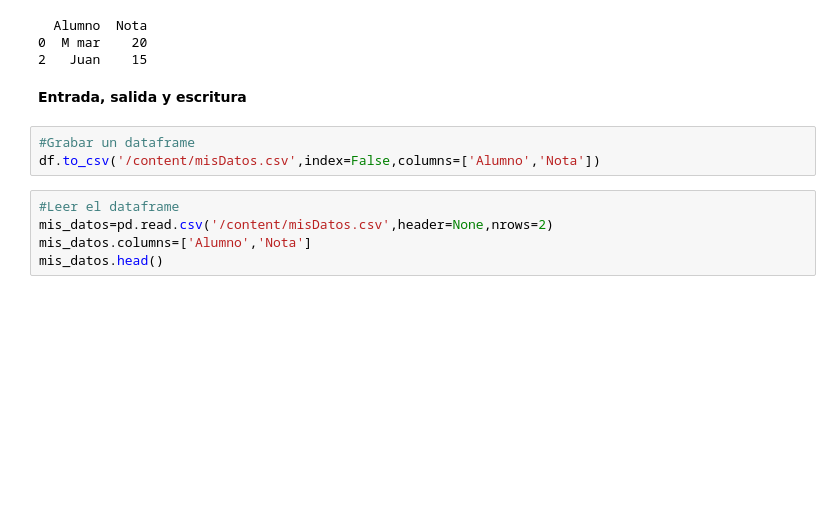
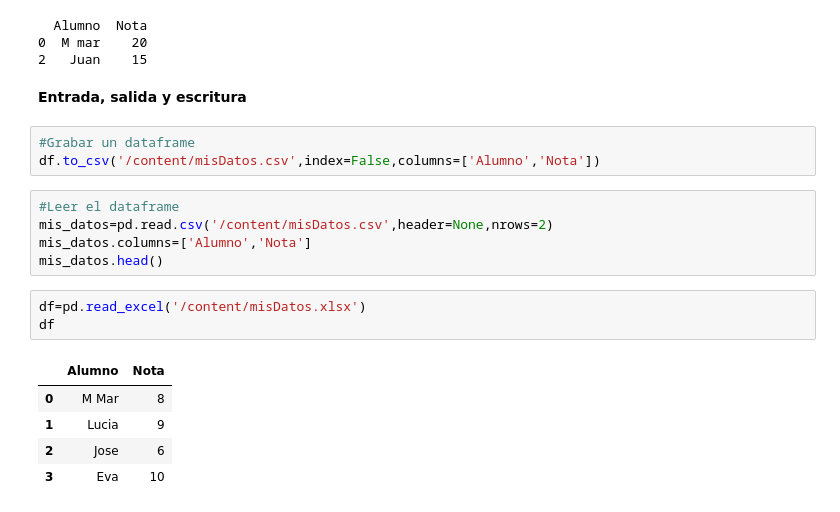
Before and after one commit to wonejomcoesr/Panda_clase_17-07-25, a Jupyter notebook: Panda_clase17_07_25.ipynb, the cells around one changed output. Cells and saved outputs as stored; diff of their text form; blank space fills up the shorter version.

```diff
--- a/Panda_clase17_07_25.ipynb
+++ b/Panda_clase17_07_25.ipynb
@@ -195,3 +195,12 @@ df.to_csv('/content/misDatos.csv',index=False,columns=['Alumno','Nota'])
 mis_datos=pd.read.csv('/content/misDatos.csv',header=None,nrows=2)
 mis_datos.columns=['Alumno','Nota']
 mis_datos.head()
+# %%
+df=pd.read_excel('/content/misDatos.xlsx')
+df
+# %% [output]
+|  | Alumno | Nota |
+| 0 | M Mar | 8 |
+| 1 | Lucia | 9 |
+| 2 | Jose | 6 |
+| 3 | Eva | 10 |
```
